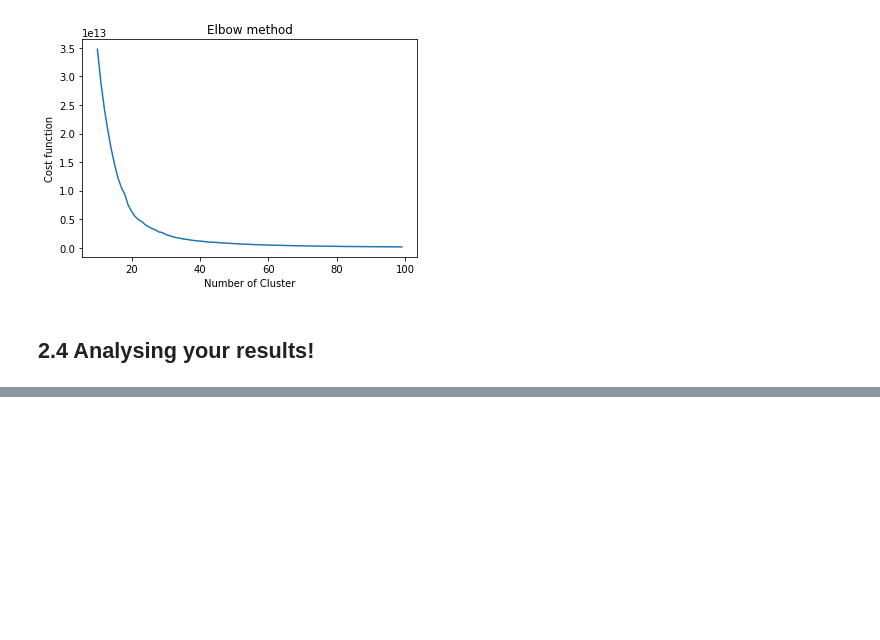
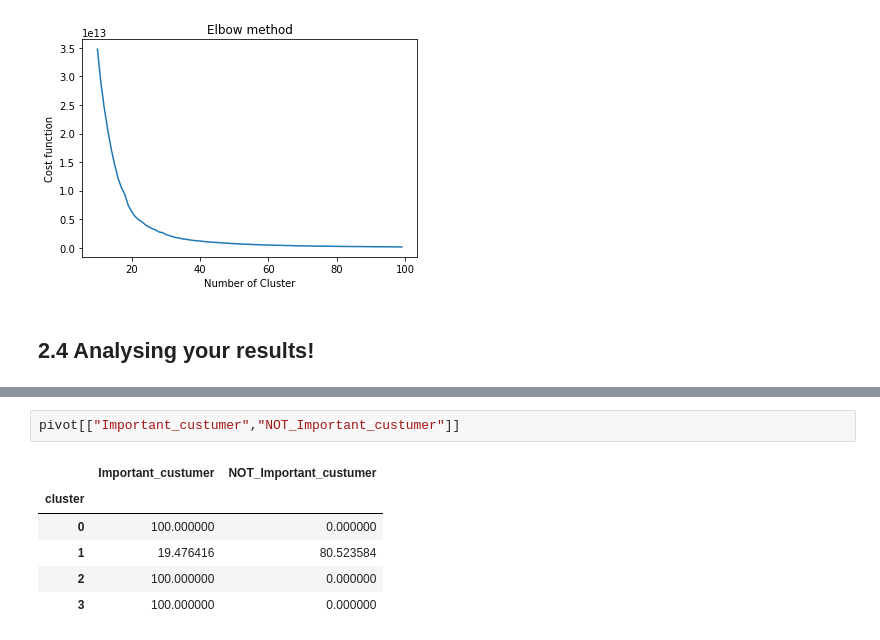
Before and after one commit to PaoloBarba/ADM_HW4, a Jupyter notebook: 2. Grouping customers together!.ipynb, the cells around one changed output, grey strips where cells are left out. Cells and saved outputs as stored; diff of their text form; blank space fills up the shorter version.

```diff
--- a/2. Grouping customers together!.ipynb
+++ b/2. Grouping customers together!.ipynb
@@ -325,0 +389,9 @@ data['cluster'] = model.fit_predict(data)
+# %%
+pivot[["Important_custumer","NOT_Important_custumer"]]
+# %% [output]
+|  | Important_custumer | NOT_Important_custumer |
+| cluster |  |  |
+| 0 | 100.000000 | 0.000000 |
+| 1 | 19.476416 | 80.523584 |
+| 2 | 100.000000 | 0.000000 |
+| 3 | 100.000000 | 0.000000 |
```
Also changed, not shown: parts of 22 cells of this notebook, 4 other files.
